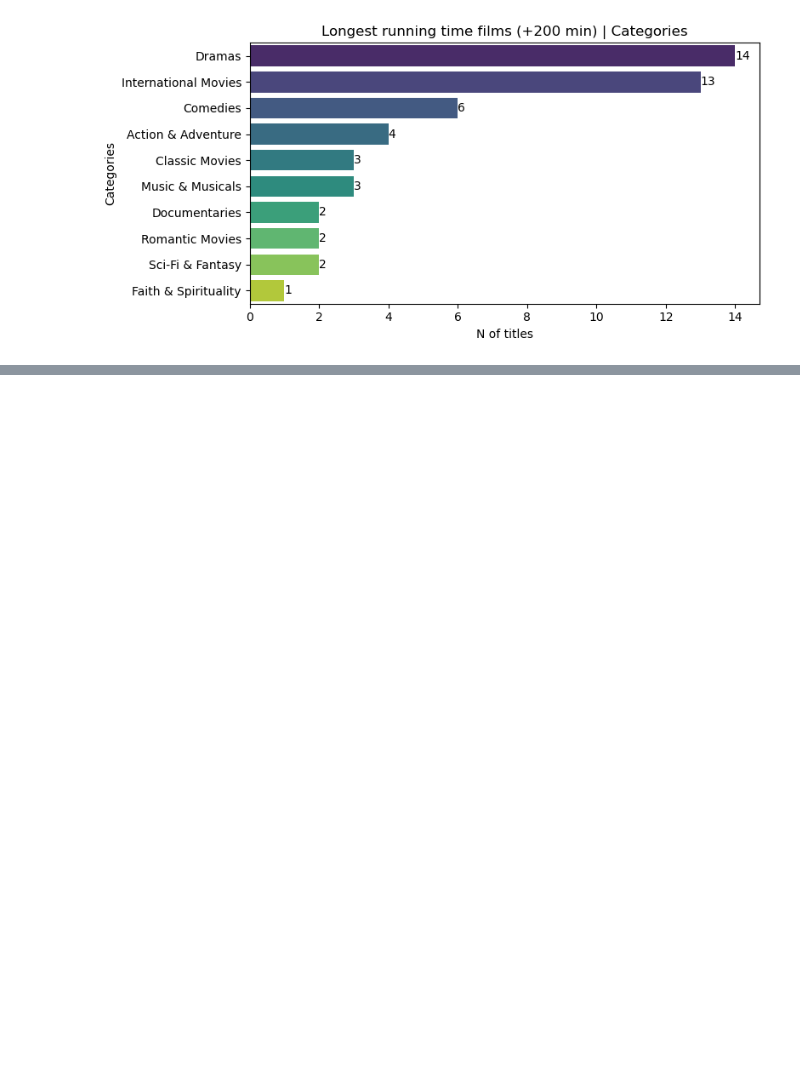
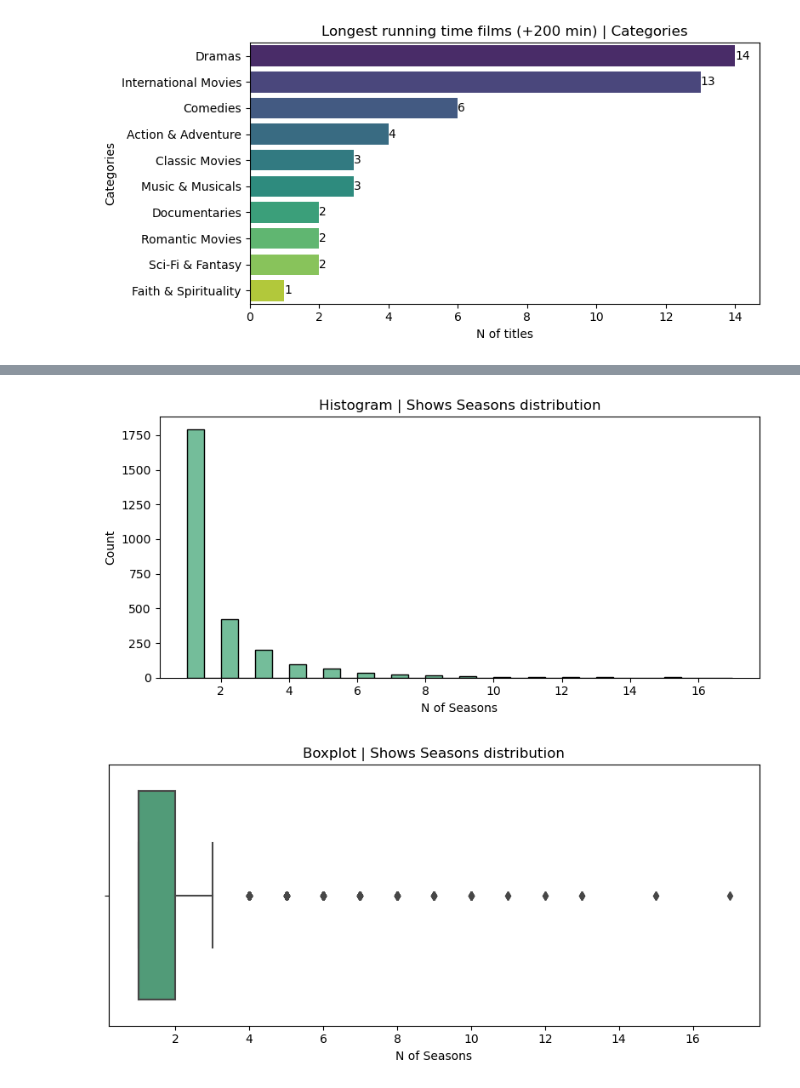
Before and after one commit to TonioDominguez/Netflix_mood_recommender, a Jupyter notebook: Prepro_netflix_rec.ipynb, the cells around one changed output, grey strips where cells are left out. Saved outputs shown, nothing was run; the diff lists cells and outputs as text; code cells hidden in the pictures; blank space fills up the shorter version.

```diff
--- a/Prepro_netflix_rec.ipynb
+++ b/Prepro_netflix_rec.ipynb
@@ -614,0 +639,21 @@ plt.show()
+# %%
+# Check the movie lenght distribution
+
+plt.figure(figsize=(8,4))
+sns.histplot(data=df["n_seasons"], color="#45a778", bins=32)
+plt.title("Histogram | Shows Seasons distribution")
+plt.xlabel("N of Seasons")
+
+plt.tight_layout()
+plt.show()
+
+plt.figure(figsize=(8,4))
+sns.boxplot(x=df["n_seasons"], color="#45a778")
+plt.title("Boxplot | Shows Seasons distribution")
+plt.xlabel("N of Seasons")
+
+plt.tight_layout()
+plt.show()
+# %% [output]
+[figure, added]
+[figure, added]
```
Also changed, not shown: parts of 13 cells of this notebook.
